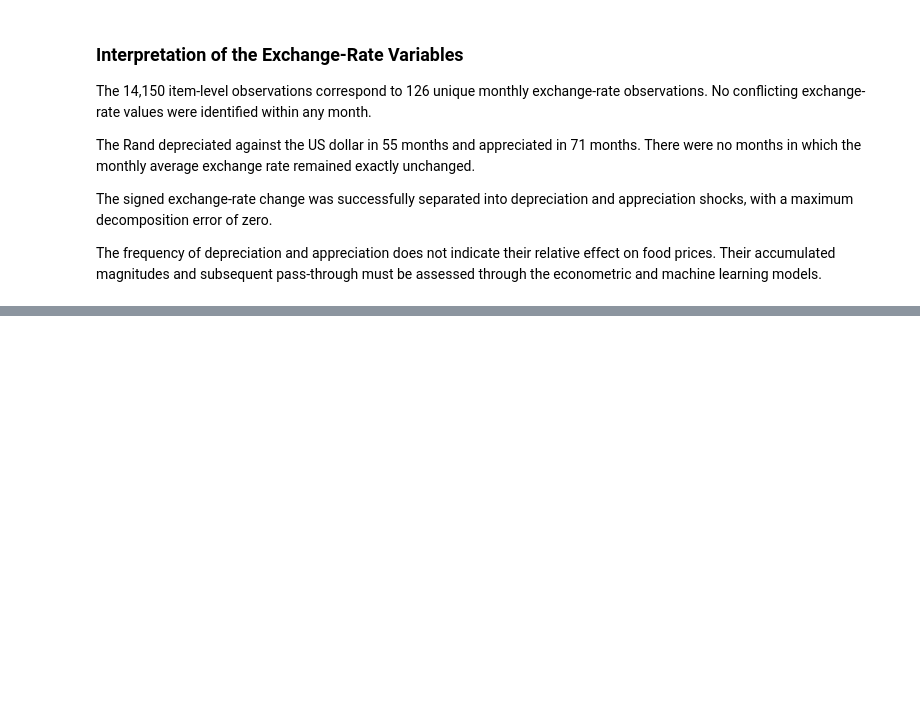
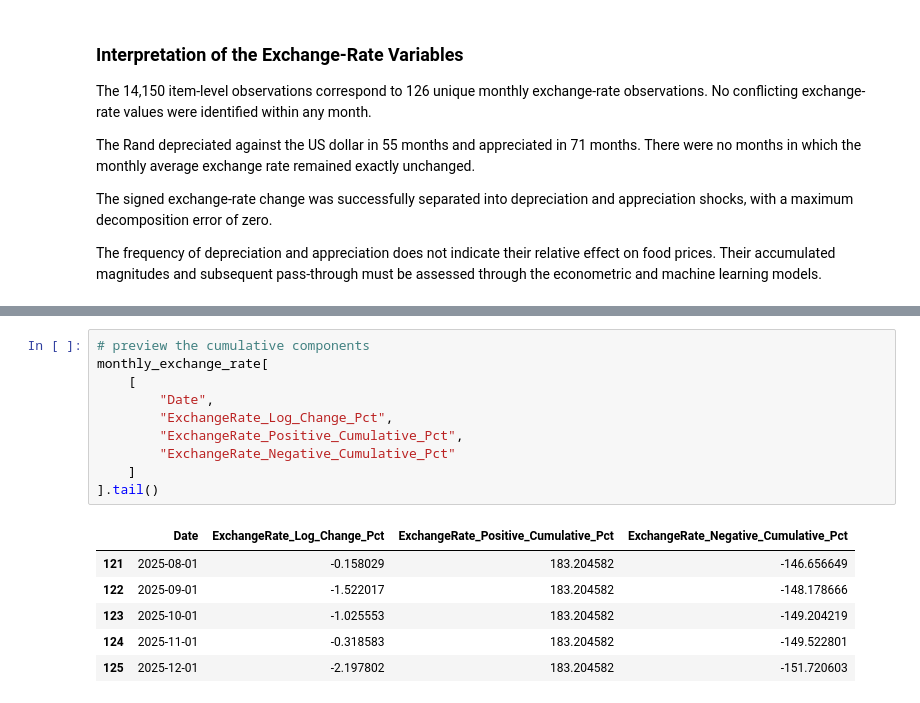
Before and after one commit to MasindiManaga/ERPT_ML_Research, a Jupyter notebook: notebooks/05_Modelling_Data_Preparation.ipynb, the cells around one changed output, grey strips where cells are left out. Saved outputs shown, nothing was run; the diff lists cells and outputs as text; blank space fills up the shorter version.

```diff
--- a/notebooks/05_Modelling_Data_Preparation.ipynb
+++ b/notebooks/05_Modelling_Data_Preparation.ipynb
@@ -677,0 +749,17 @@ The frequency of depreciation and appreciation does not indicate their relative
+# %%
+# preview the cumulative components
+monthly_exchange_rate[
+    [
+        "Date",
+        "ExchangeRate_Log_Change_Pct",
+        "ExchangeRate_Positive_Cumulative_Pct",
+        "ExchangeRate_Negative_Cumulative_Pct"
+    ]
+].tail()
+# %% [output]
+|  | Date | ExchangeRate_Log_Change_Pct | ExchangeRate_Positive_Cumulative_Pct | ExchangeRate_Negative_Cumulative_Pct |
+| 121 | 2025-08-01 | -0.158029 | 183.204582 | -146.656649 |
+| 122 | 2025-09-01 | -1.522017 | 183.204582 | -148.178666 |
+| 123 | 2025-10-01 | -1.025553 | 183.204582 | -149.204219 |
+| 124 | 2025-11-01 | -0.318583 | 183.204582 | -149.522801 |
+| 125 | 2025-12-01 | -2.197802 | 183.204582 | -151.720603 |
```
Also changed, not shown: parts of 11 cells of this notebook.
